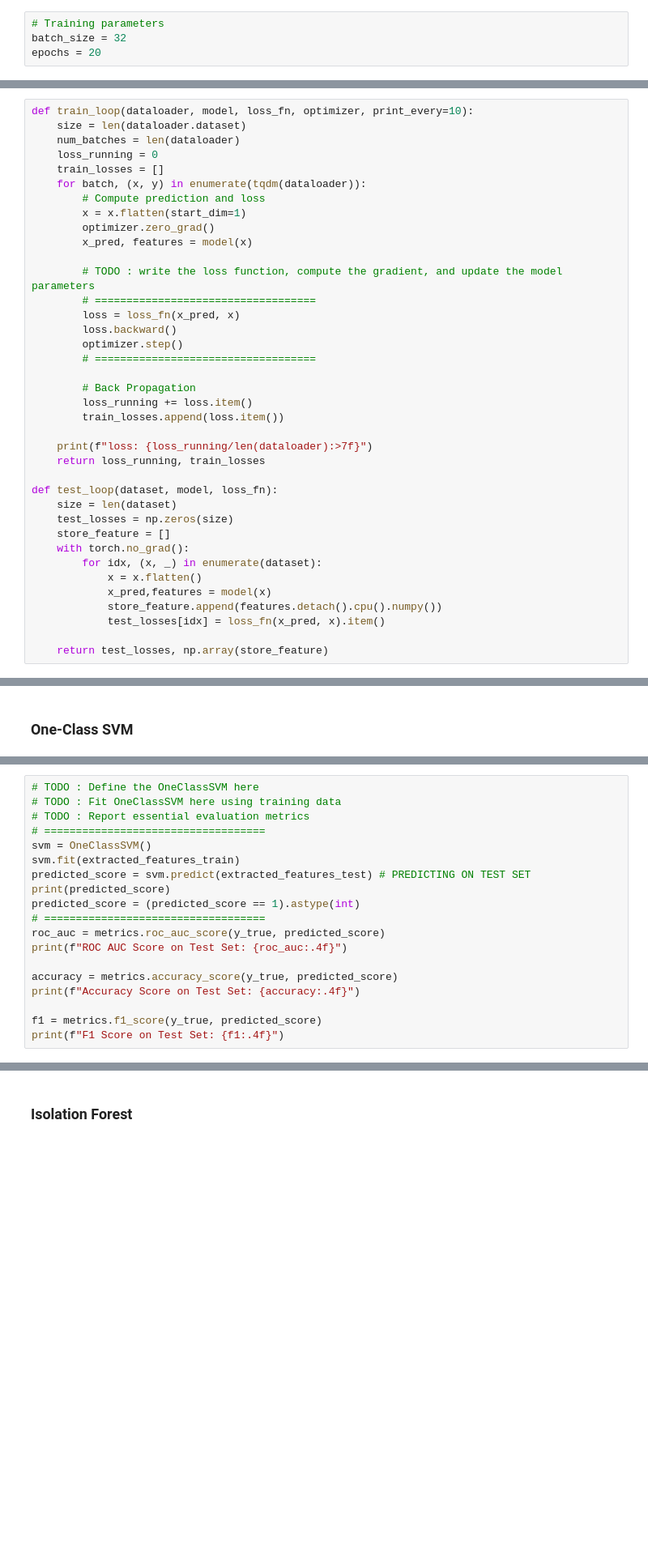
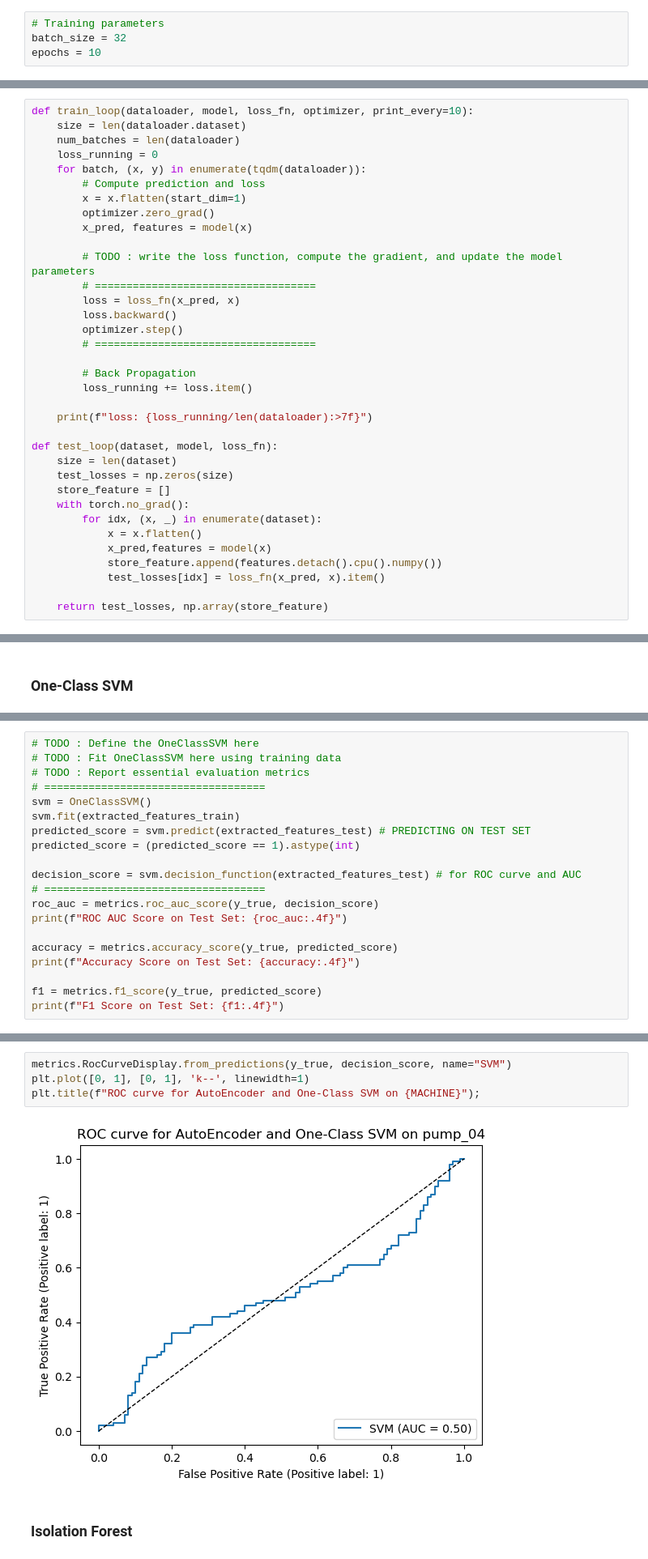
Before and after one commit to j0shcd/ml4pm, a Jupyter notebook: assignment_2/Josh_Graded_Exercise_2.ipynb, the cells around one changed output, grey strips where cells are left out. Shown at 81% size. Cells and saved outputs as stored; diff of their text form; blank space fills up the shorter version.

```diff
--- a/assignment_2/Josh_Graded_Exercise_2.ipynb
+++ b/assignment_2/Josh_Graded_Exercise_2.ipynb
@@ -327,7 +336,7 @@ model = DenseAutoencoder(input_dim)
 # %%
 # Training parameters
 batch_size = 32
-epochs = 20
+epochs = 10
 # %%
 # PyTorch data loaders allow to iterate batch-wise over a dataset
 train_loader = DataLoader(data_train, batch_size=batch_size, shuffle=True, drop_last=True)
@@ -342,7 +351,6 @@ def train_loop(dataloader, model, loss_fn, optimizer, print_every=10):
     size = len(dataloader.dataset)
     num_batches = len(dataloader)
     loss_running = 0
-    train_losses = []
     for batch, (x, y) in enumerate(tqdm(dataloader)):
         # Compute prediction and loss
         x = x.flatten(start_dim=1)
@@ -358,10 +366,8 @@ def train_loop(dataloader, model, loss_fn, optimizer, print_every=10):
 
         # Back Propagation
         loss_running += loss.item()
-        train_losses.append(loss.item())
 
     print(f"loss: {loss_running/len(dataloader):>7f}")
-    return loss_running, train_losses
 
 def test_loop(dataset, model, loss_fn):
     size = len(dataset)
@@ -591,10 +458,11 @@ y_pred_train, extracted_features_train = test_loop(data_train, model, loss_fn)
 svm = OneClassSVM()
 svm.fit(extracted_features_train)
 predicted_score = svm.predict(extracted_features_test) # PREDICTING ON TEST SET
-print(predicted_score)
 predicted_score = (predicted_score == 1).astype(int)
+
+decision_score = svm.decision_function(extracted_features_test) # for ROC curve and AUC
 # ===================================
-roc_auc = metrics.roc_auc_score(y_true, predicted_score)
+roc_auc = metrics.roc_auc_score(y_true, decision_score)
 print(f"ROC AUC Score on Test Set: {roc_auc:.4f}")
 
 accuracy = metrics.accuracy_score(y_true, predicted_score)
@@ -618,3 +477,9 @@ F1 Score on Test Set: 0.4772
+# %%
+metrics.RocCurveDisplay.from_predictions(y_true, decision_score, name="SVM")
+plt.plot([0, 1], [0, 1], 'k--', linewidth=1)
+plt.title(f"ROC curve for AutoEncoder and One-Class SVM on {MACHINE}");
+# %% [output]
+[figure, added]
 # %% [markdown]
 ### Isolation Forest
 # %%
```
Also changed, not shown: parts of 34 cells of this notebook.
